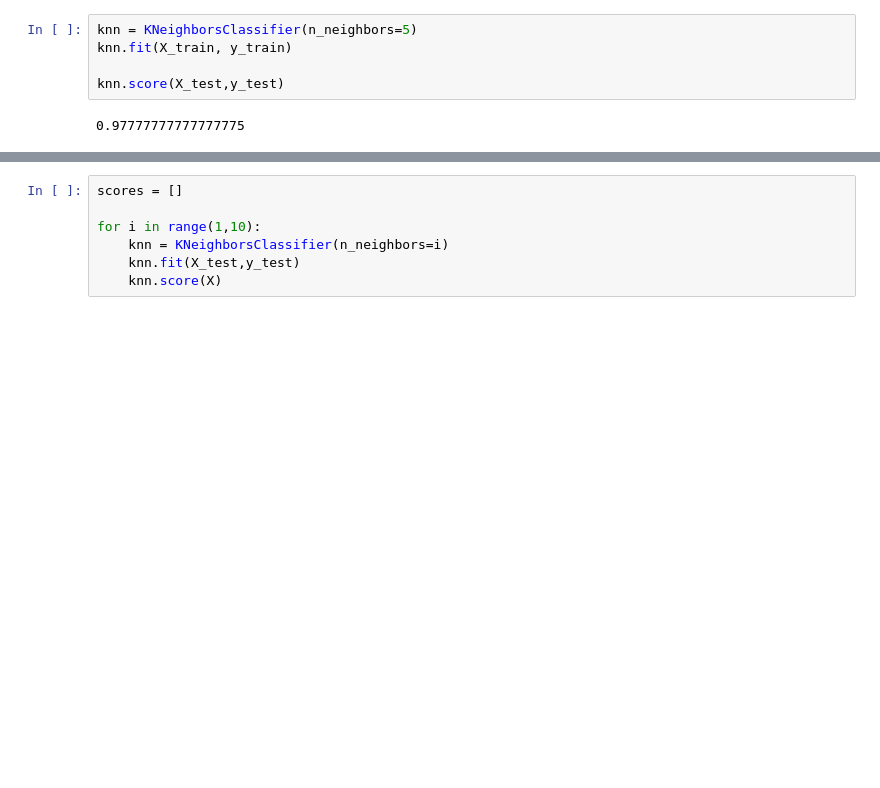
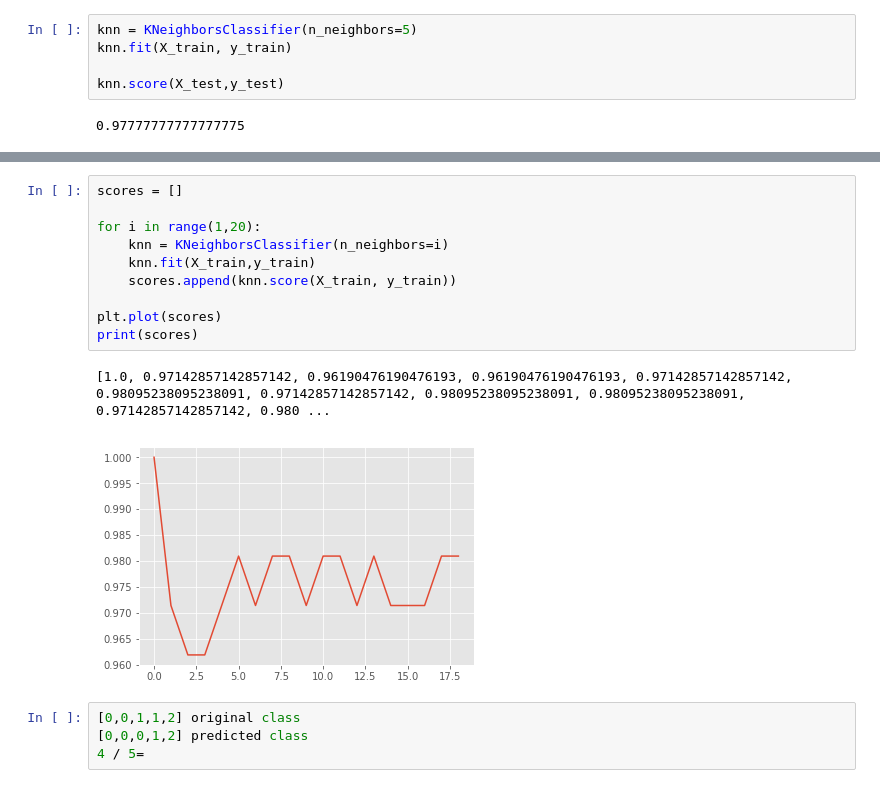
Before and after one commit to avs20/MSIT_ML_CLASS, a Jupyter notebook: Machine Learning/ML Day1.ipynb, the cells around one changed output, grey strips where cells are left out. Drawn from its saved outputs; the diff is of its cells as text; blank space fills up the shorter version.

```diff
--- a/Machine Learning/ML Day1.ipynb
+++ b/Machine Learning/ML Day1.ipynb
@@ -217,7 +349,17 @@ knn.score(X_test,y_test)
 # %%
 scores = []
 
-for i in range(1,10):
+for i in range(1,20):
     knn = KNeighborsClassifier(n_neighbors=i)
-    knn.fit(X_test,y_test)
-    knn.score(X)
+    knn.fit(X_train,y_train)
+    scores.append(knn.score(X_train, y_train))
+
+plt.plot(scores)
+print(scores)
+# %% [output]
+[1.0, 0.97142857142857142, 0.96190476190476193, 0.96190476190476193, 0.97142857142857142, 0.98095238095238091, 0.97142857142857142, 0.98095238095238091, 0.98095238095238091, 0.97142857142857142, 0.980 ...
+[figure, added]
+# %%
+[0,0,1,1,2] original class
+[0,0,0,1,2] predicted class
+4 / 5=
```
Also changed, not shown: parts of 14 cells of this notebook, 3 other files.
